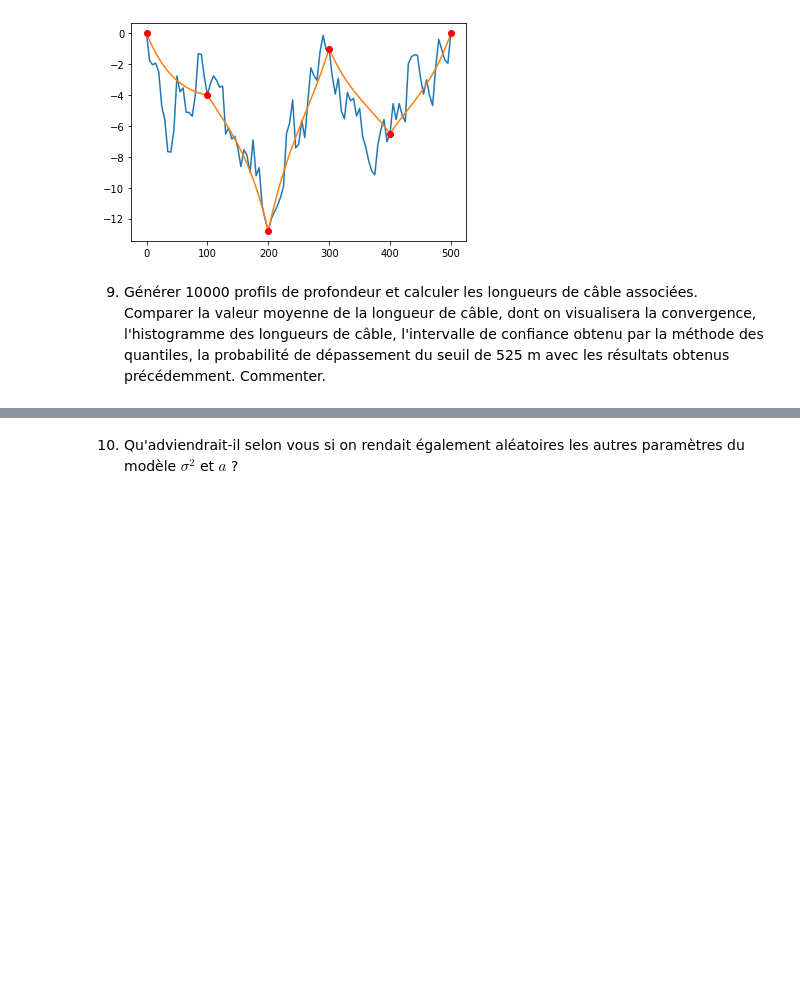
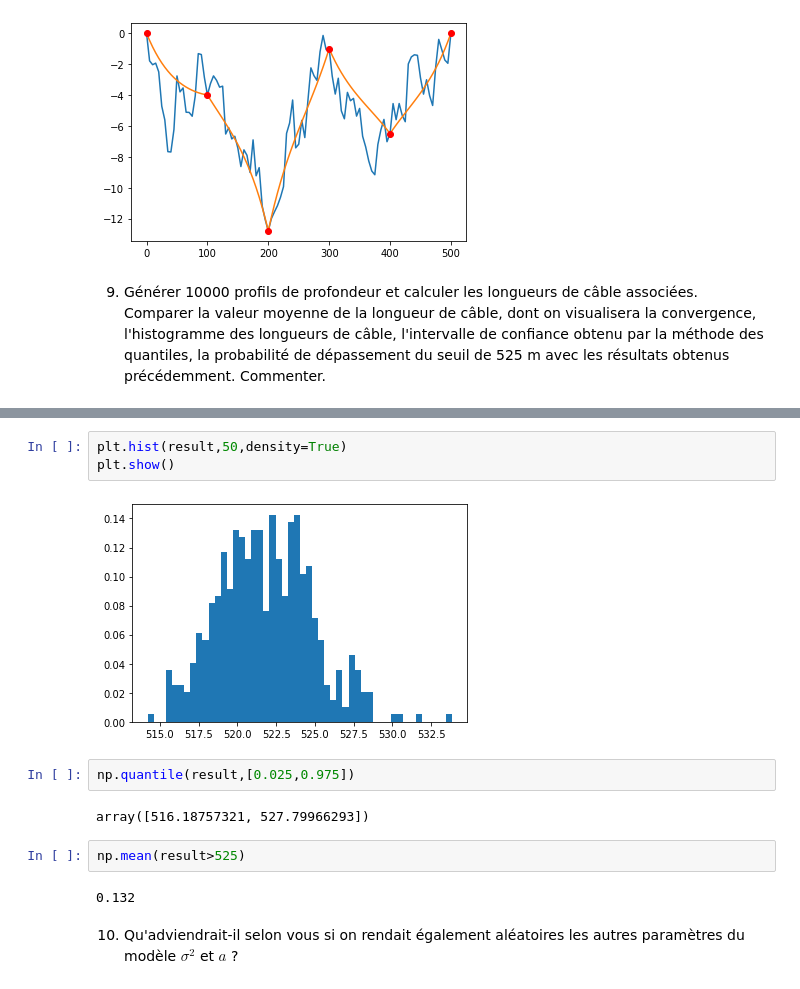
Before and after one commit to sophian-a/projet-proba, a Jupyter notebook: Akkari-Blanchiet.ipynb, the cells around one changed output, grey strips where cells are left out. Cells and saved outputs as stored; diff of their text form; blank space fills up the shorter version.

```diff
--- a/Akkari-Blanchiet.ipynb
+++ b/Akkari-Blanchiet.ipynb
@@ -538,3 +528,16 @@ print(sum(result)/K)
+# %%
+plt.hist(result,50,density=True)
+plt.show()
+# %% [output]
+[figure, added]
+# %%
+np.quantile(result,[0.025,0.975])
+# %% [output]
+array([516.18757321, 527.79966293])
+# %%
+np.mean(result>525)
+# %% [output]
+0.132
 # %% [markdown]
 10. Qu'adviendrait-il selon vous si on rendait également aléatoires les autres paramètres du modèle $\sigma^2$ et $a$ ?
 # %% [markdown]
```
Also changed, not shown: parts of 11 cells of this notebook.
